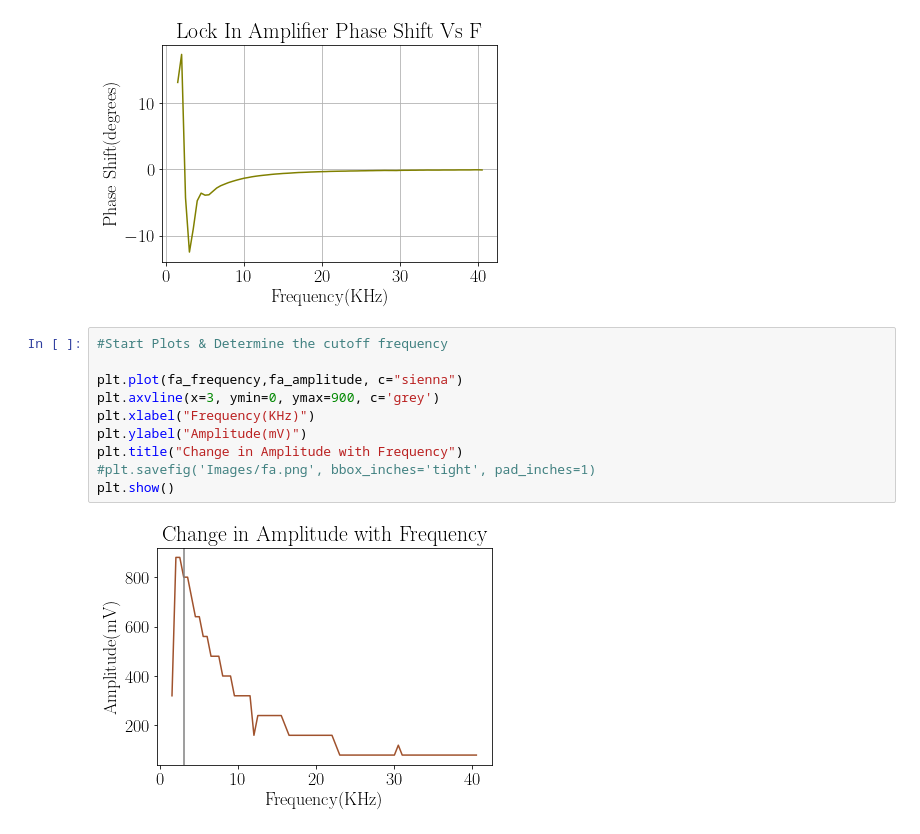
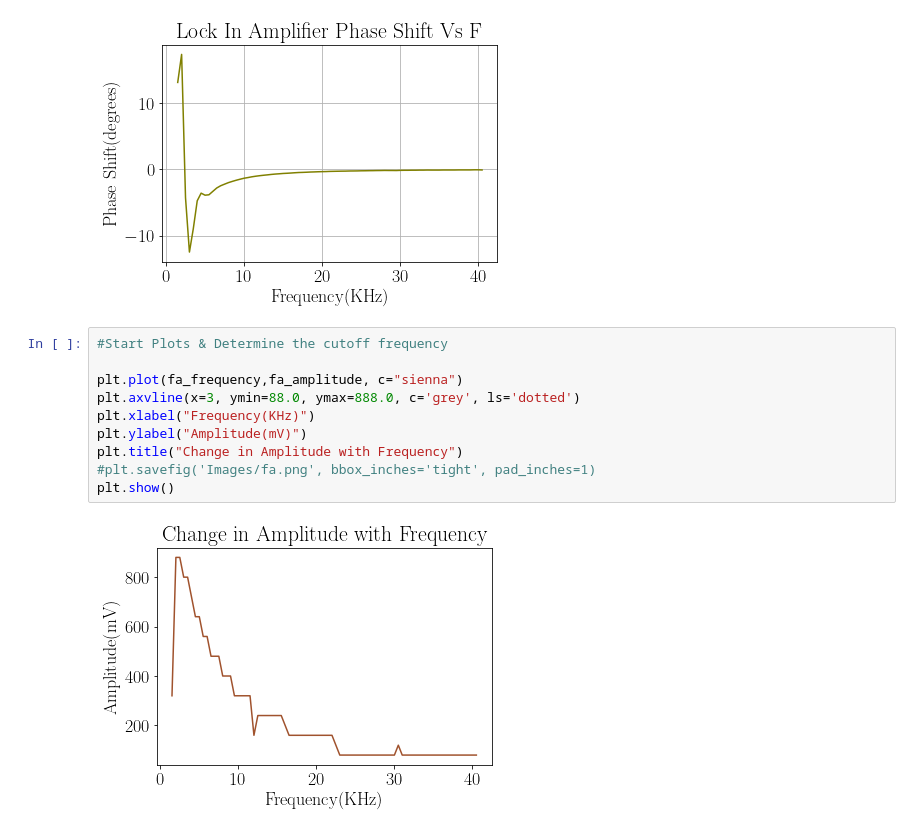
Before and after one commit to aaronkebede/PHY220, a Jupyter notebook: project-one/v2/plots.ipynb, the cells around one changed output. Cells and saved outputs as stored; diff of their text form.

```diff
--- a/project-one/v2/plots.ipynb
+++ b/project-one/v2/plots.ipynb
@@ -87,14 +87,14 @@ plt.show()
 # %%
 #Start Plots & Determine the cutoff frequency
 
 plt.plot(fa_frequency,fa_amplitude, c="sienna")
-plt.axvline(x=3, ymin=0, ymax=900, c='grey')
+plt.axvline(x=3, ymin=88.0, ymax=888.0, c='grey', ls='dotted')
 plt.xlabel("Frequency(KHz)")
 plt.ylabel("Amplitude(mV)")
 plt.title("Change in Amplitude with Frequency")
 #plt.savefig('Images/fa.png', bbox_inches='tight', pad_inches=1)
 plt.show()
 # %% [output]
-[figure, old version]
+[figure, new version]
 # %%
 plt.plot(lfa_frequency,lfa_amplitude, c="crimson")
```
Also changed, not shown: parts of 1 cell of this notebook, 3 other files.
